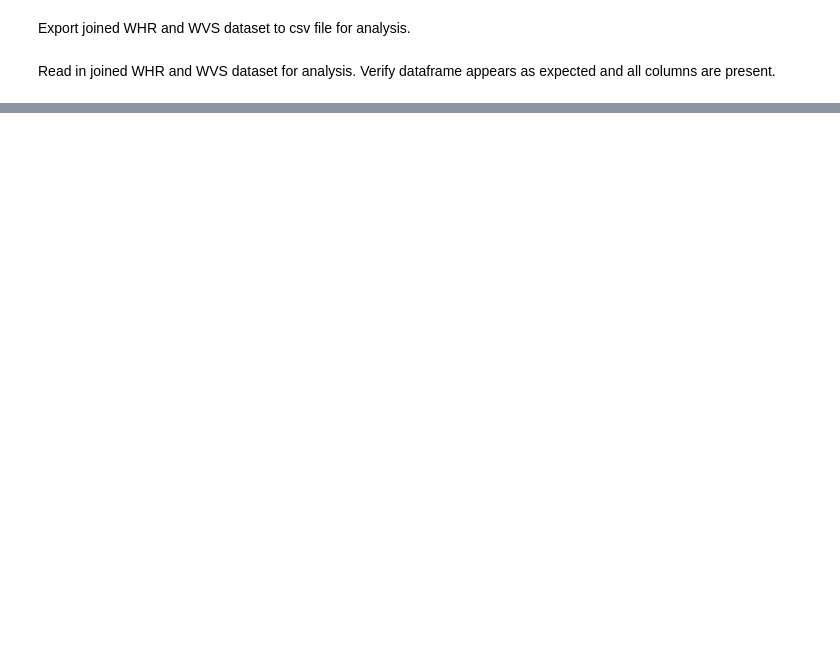
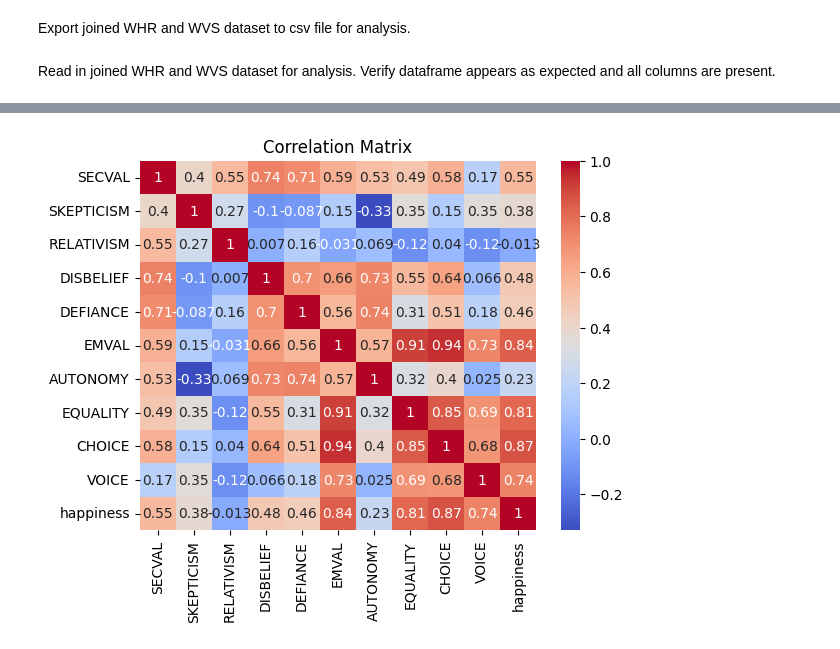
Before and after one commit to spauldingj2/NationalValues_Happiness, a Jupyter notebook: happiness_project.ipynb, the cells around one changed output, grey strips where cells are left out. Saved outputs shown, nothing was run; the diff lists cells and outputs as text; code cells hidden in the pictures; blank space fills up the shorter version.

```diff
--- a/happiness_project.ipynb
+++ b/happiness_project.ipynb
@@ -475,0 +449,7 @@ ImportError: cannot import name 'r2_score' from 'sklearn' (c:\Users\spaul\AppDat
+# %%
+correlation_matrix = whr_wvs.corr()
+sbn.heatmap(correlation_matrix, annot=True, cmap='coolwarm')
+plt.title('Correlation Matrix')
+plt.show()
+# %% [output]
+[figure, added]
```
Also changed, not shown: parts of 29 cells of this notebook.
